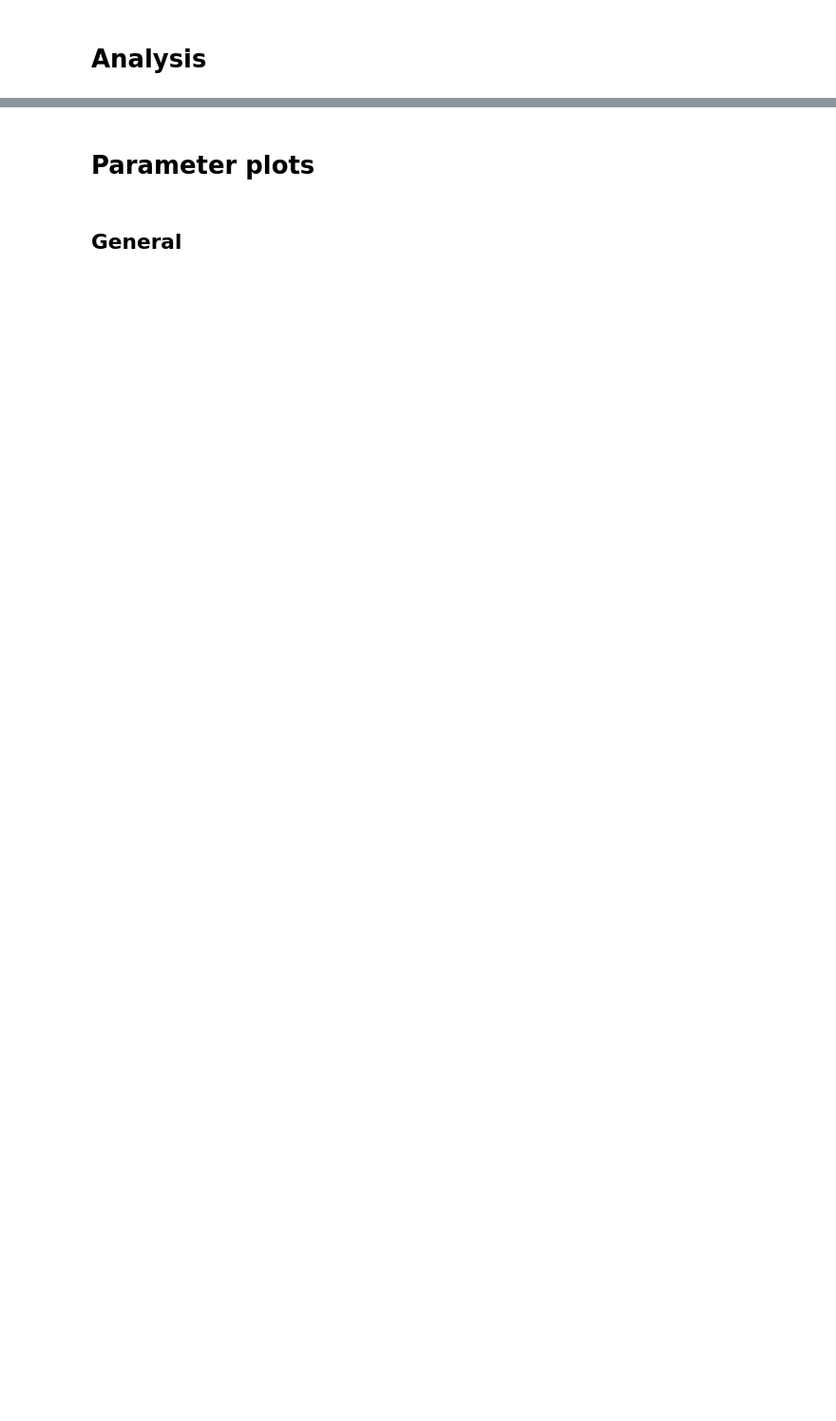
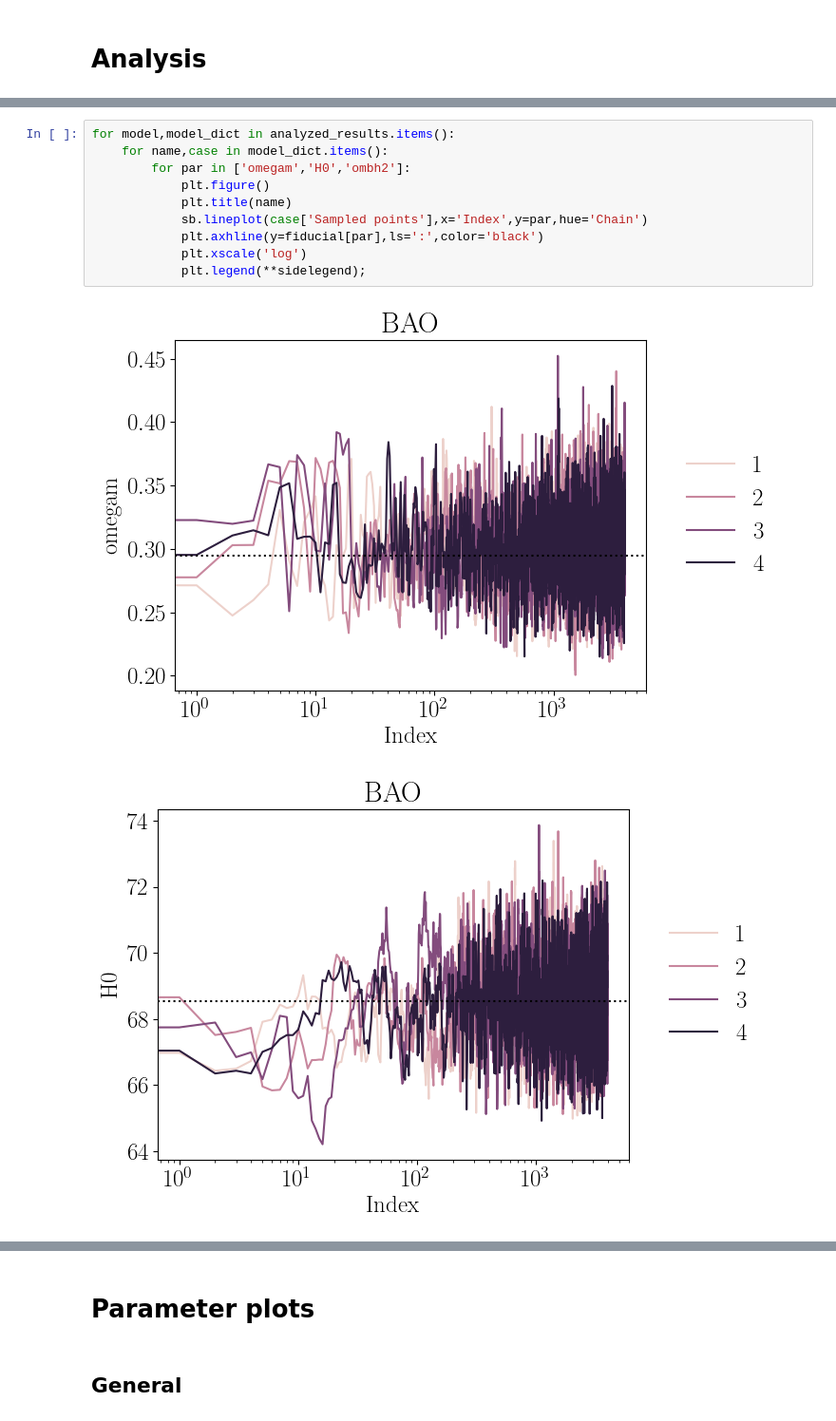
Before and after one commit to chiaradeleo1/CANDI, a Jupyter notebook: analysis.ipynb, the cells around one changed output, grey strips where cells are left out. Shown at 95% size. Saved outputs shown, nothing was run; the diff lists cells and outputs as text; blank space fills up the shorter version.

```diff
--- a/analysis.ipynb
+++ b/analysis.ipynb
@@ -208,0 +239,13 @@ WARNING:root:auto bandwidth for ombh2 very small or failed (h=0.0007092795007007
+# %%
+for model,model_dict in analyzed_results.items():
+    for name,case in model_dict.items():
+        for par in ['omegam','H0','ombh2']:
+            plt.figure()
+            plt.title(name)
+            sb.lineplot(case['Sampled points'],x='Index',y=par,hue='Chain')
+            plt.axhline(y=fiducial[par],ls=':',color='black')
+            plt.xscale('log')
+            plt.legend(**sidelegend);
+# %% [output]
+[figure, added]
+[figure, added]
```
Also changed, not shown: parts of 10 cells of this notebook.
